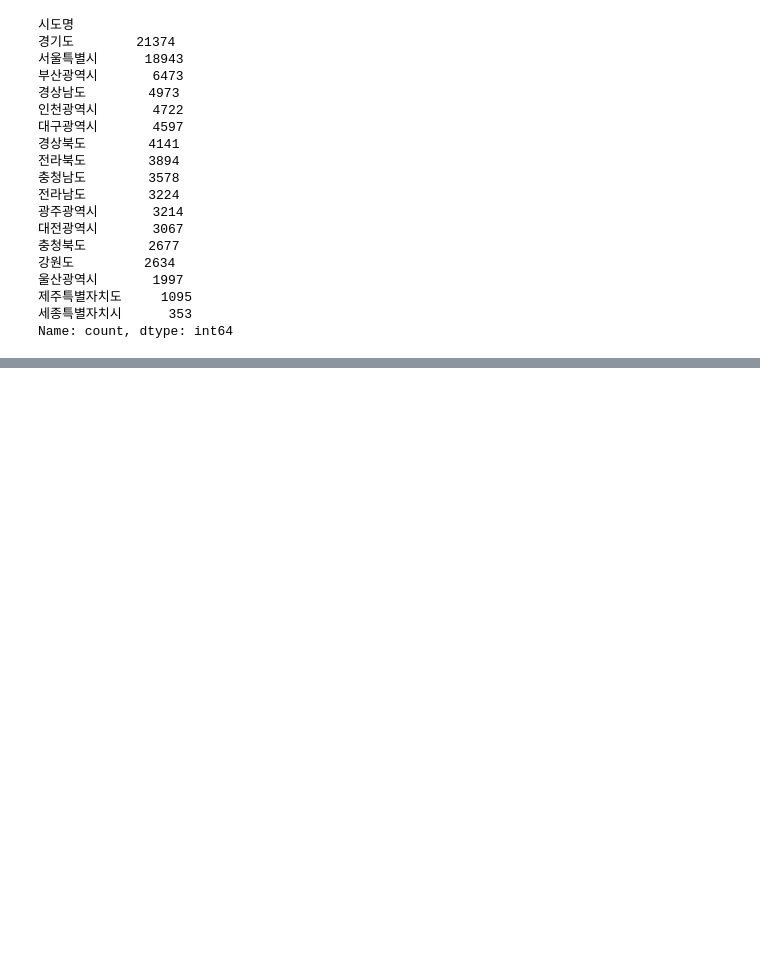
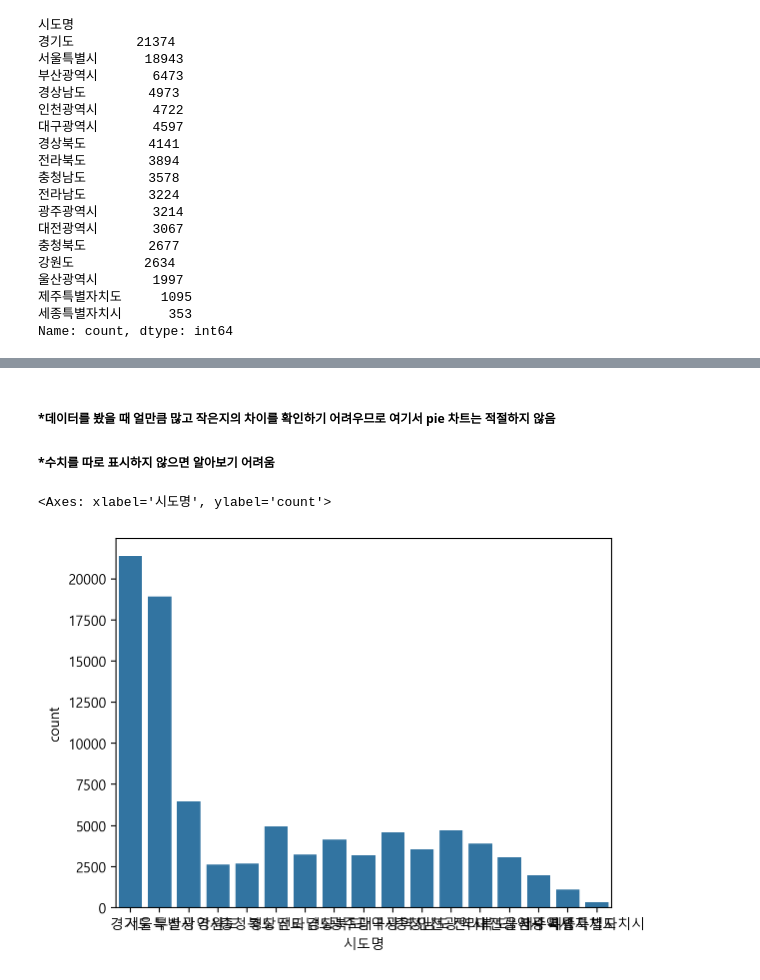
Before and after one commit to TAYKang1008/BAF-17-FRESH-Edu, a Jupyter notebook: 17기 신입교육세션 과제1_강태희.ipynb, the cells around one changed output, grey strips where cells are left out. Cells and saved outputs as stored; diff of their text form; code cells hidden in the pictures; blank space fills up the shorter version.

```diff
--- a/17기 신입교육세션 과제1_강태희.ipynb
+++ b/17기 신입교육세션 과제1_강태희.ipynb
@@ -448,0 +479,8 @@ df.describe()
+# %% [markdown]
+##### *데이터를 봤을 때 얼만큼 많고 작은지의 차이를 확인하기 어려우므로 여기서 pie 차트는 적절하지 않음
+##### *수치를 따로 표시하지 않으면 알아보기 어려움
+# %%
+sns.countplot(data=df, x='시도명')
+# %% [output]
+<Axes: xlabel='시도명', ylabel='count'>
+[figure, added]
```
Also changed, not shown: parts of 21 cells of this notebook.
